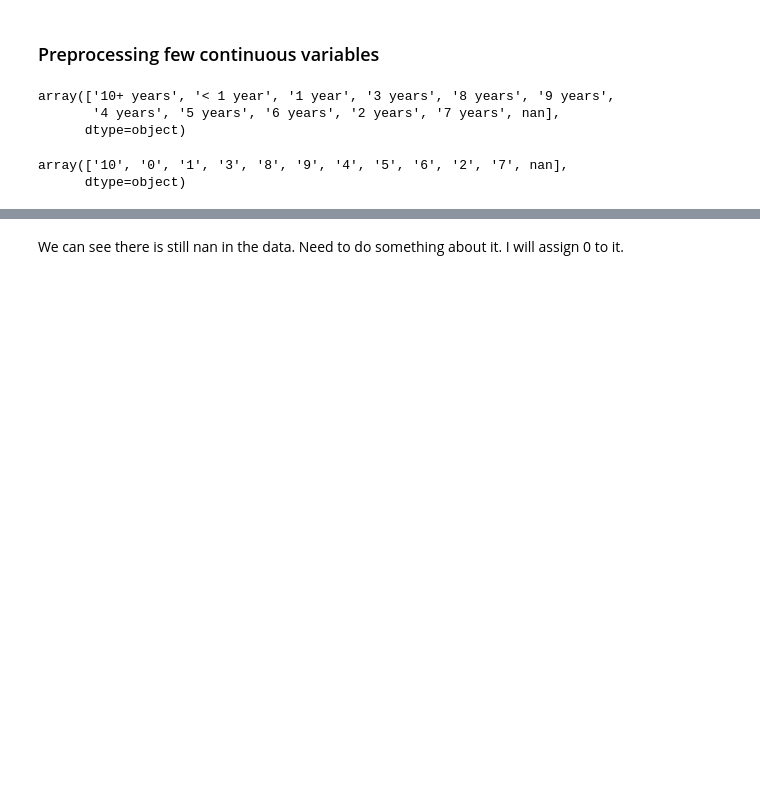
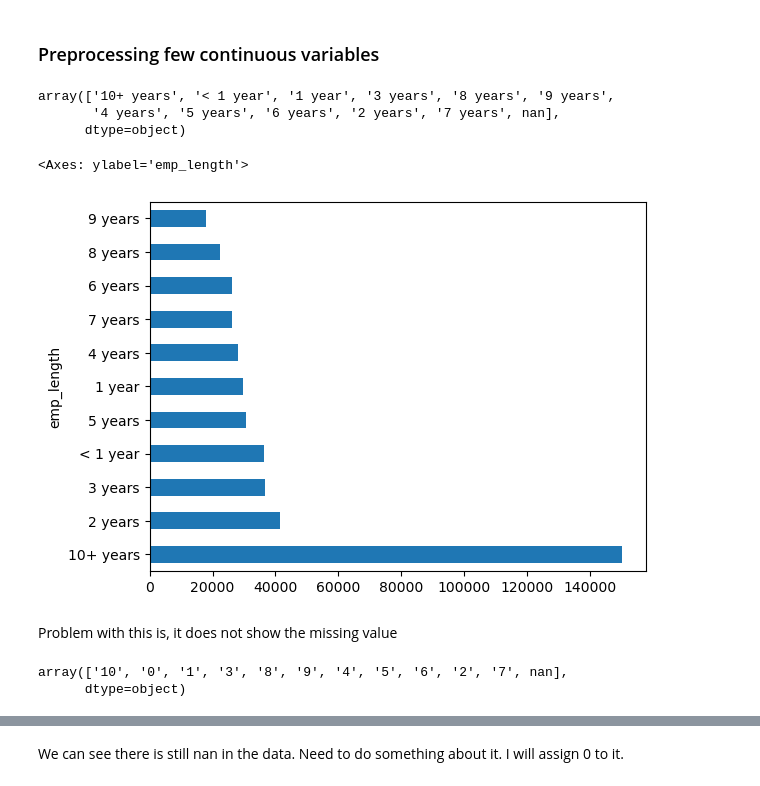
Before and after one commit to dcgkpindiastudy/CreditRiskModelingInPython, a Jupyter notebook: Src/Credit Risk Modeling - Preparation - With Comments - 4-6.ipynb, the cells around one changed output, grey strips where cells are left out. Cells and saved outputs as stored; diff of their text form; code cells hidden in the pictures; blank space fills up the shorter version.

```diff
--- a/Src/Credit Risk Modeling - Preparation - With Comments - 4-6.ipynb
+++ b/Src/Credit Risk Modeling - Preparation - With Comments - 4-6.ipynb
@@ -113,6 +121,15 @@ loan_data['emp_length'].unique()
 array(['10+ years', '< 1 year', '1 year', '3 years', '8 years', '9 years',
        '4 years', '5 years', '6 years', '2 years', '7 years', nan],
       dtype=object)
+# %%
+# We can also check the unique value with some plot our count of data
+
+loan_data['emp_length'].value_counts().plot(kind='barh')
+# %% [output]
+<Axes: ylabel='emp_length'>
+[figure, added]
+# %% [markdown]
+Problem with this is, it does not show the missing value
 # %%
 loan_data['emp_length_int'] = loan_data['emp_length'].str.replace('+ years', '')
 loan_data['emp_length_int'] = loan_data['emp_length_int'].str.replace('< 1 year', str(0))
@@ -124,8 +141,9 @@ loan_data['emp_length_int'] = loan_data['emp_length_int'].str.replace(' year', '
 # replaced with nothing. Next, we replace the whole string ‘less than 1 year’ with the string ‘0’.
 # Then, we replace the ‘n/a’ string with the string ‘0’. Then, we replace the string ‘space years’ with nothing.
 # Finally, we replace the string ‘space year’ with nothing.
-# %%
-loan_data['emp_length_int'].unique()
-# %% [output]
-array(['10', '0', '1', '3', '8', '9', '4', '5', '6', '2', '7', nan],
-      dtype=object)
+# %%
+# Check the unique value after the tranformation
+loan_data['emp_length_int'].unique()
+# %% [output]
+array(['10', '0', '1', '3', '8', '9', '4', '5', '6', '2', '7', nan],
+      dtype=object)
```
Also changed, not shown: parts of 39 cells of this notebook, 3 other files.
